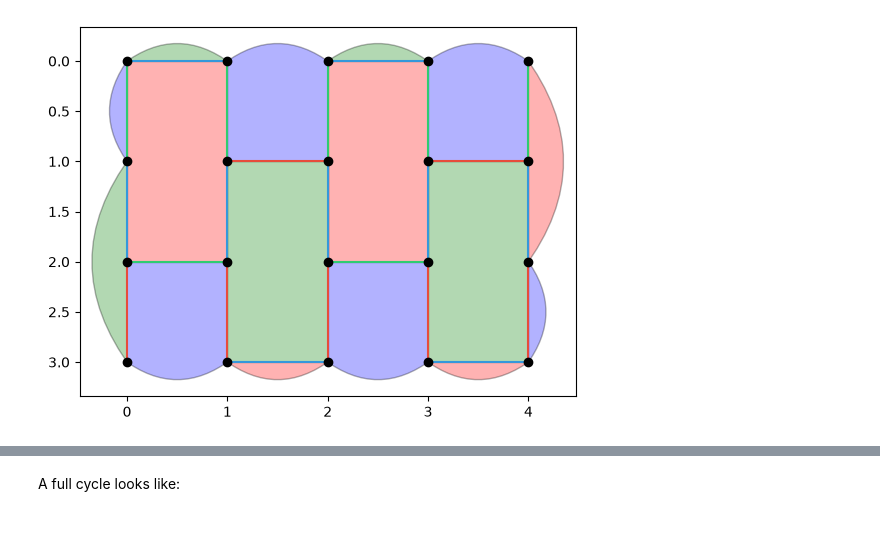
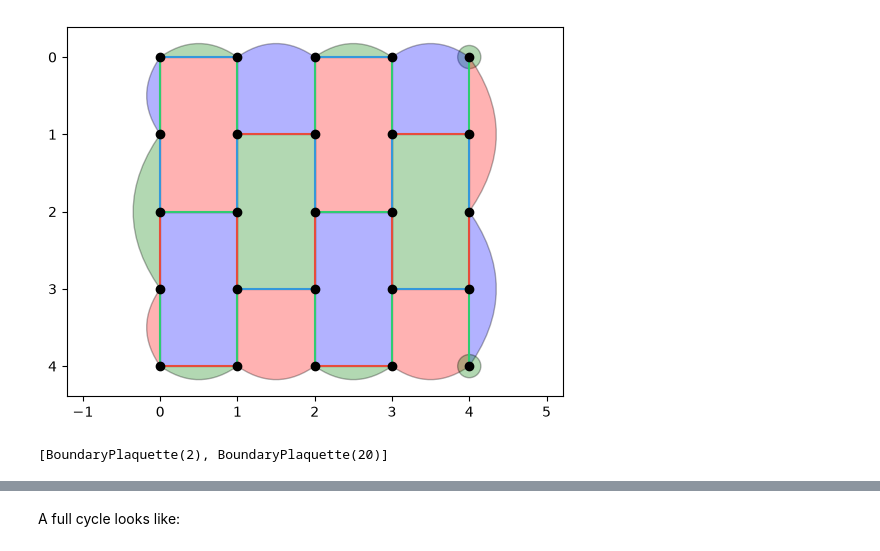
Before and after one commit to OliverRedhead/Floquet-Codes-Preparing-Magic-States, a Jupyter notebook: CSS_honeycomb/testing/circuit_testing.ipynb, the cells around one changed output, grey strips where cells are left out. Cells and saved outputs as stored; diff of their text form; code cells hidden in the pictures.

```diff
--- a/CSS_honeycomb/testing/circuit_testing.ipynb
+++ b/CSS_honeycomb/testing/circuit_testing.ipynb
@@ -14,6 +14,12 @@ from honeycomb import Surface
 # %%
-honey = Surface(4, 5)
+honey = CSSHoneycomb(5, 5)
 honey.plot_surface()
 # %% [output]
-[figure, old version]
+[figure, new version]
+# %%
+plaquettes = honey.plaquettes
+p1 = [p for p in plaquettes if len(p) == 1]
+print(p1)
+# %% [output]
+[BoundaryPlaquette(2), BoundaryPlaquette(20)]
 # %%
```
Also changed, not shown: parts of 6 cells of this notebook, 5 other files.
